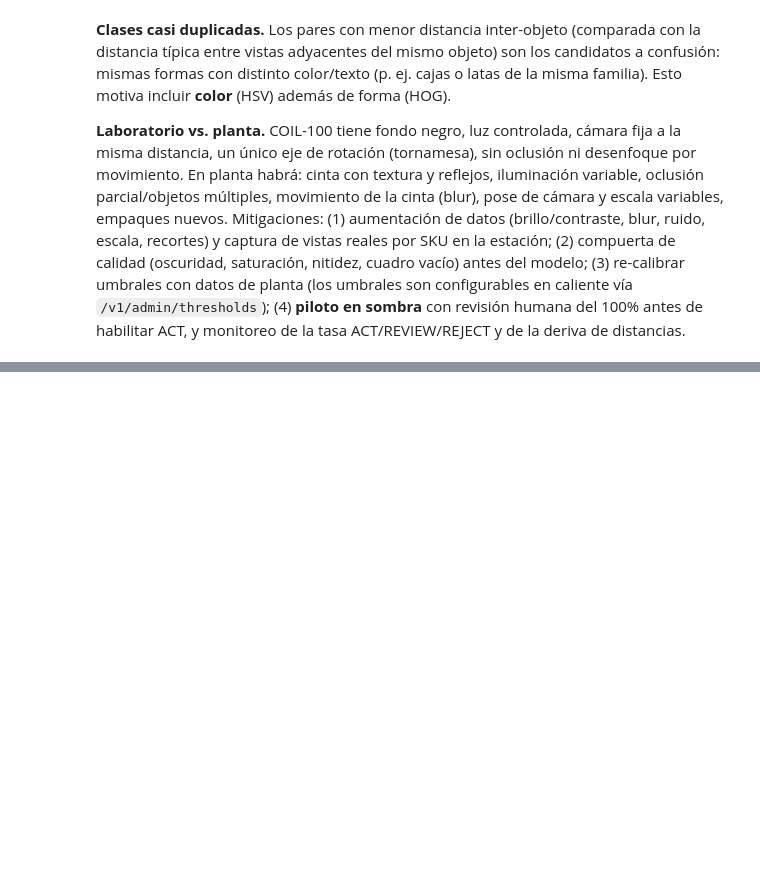
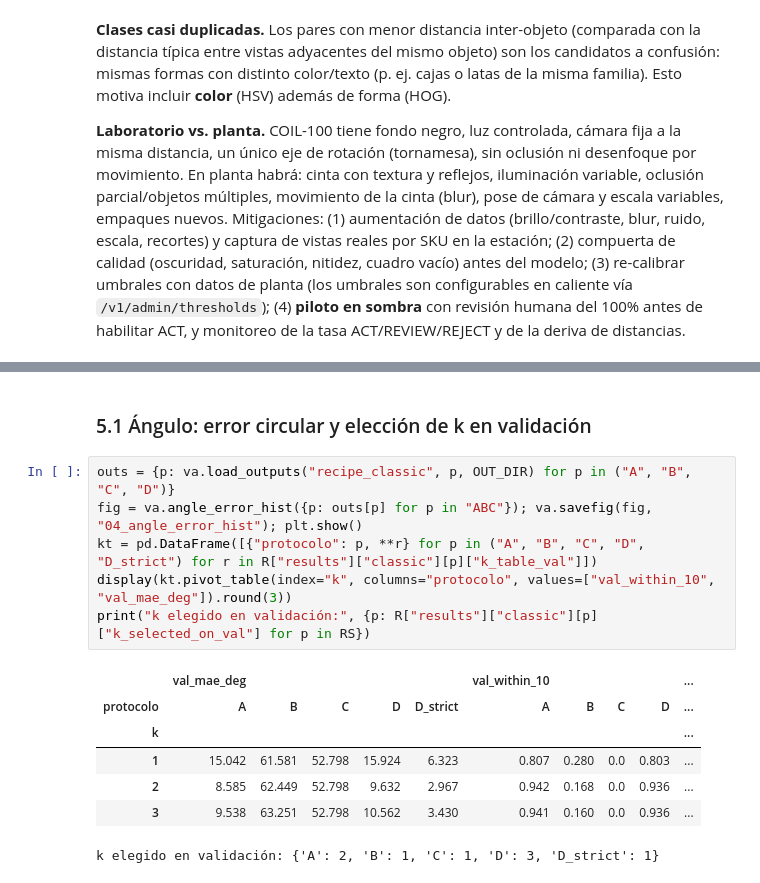
Before and after one commit to Looocust/planta-vision-ia, a Jupyter notebook: notebooks/01_experimentacion.ipynb, the cells around one changed output, grey strips where cells are left out. Saved outputs shown, nothing was run; the diff lists cells and outputs as text; blank space fills up the shorter version.

```diff
--- a/notebooks/01_experimentacion.ipynb
+++ b/notebooks/01_experimentacion.ipynb
@@ -562,0 +358,16 @@ Tiempo total del notebook: 6.2 min
+# %% [markdown]
+### 5.1 Ángulo: error circular y elección de k en validación
+# %%
+outs = {p: va.load_outputs("recipe_classic", p, OUT_DIR) for p in ("A", "B", "C", "D")}
+fig = va.angle_error_hist({p: outs[p] for p in "ABC"}); va.savefig(fig, "04_angle_error_hist"); plt.show()
+kt = pd.DataFrame([{"protocolo": p, **r} for p in ("A", "B", "C", "D", "D_strict") for r in R["results"]["classic"][p]["k_table_val"]])
+display(kt.pivot_table(index="k", columns="protocolo", values=["val_within_10", "val_mae_deg"]).round(3))
+print("k elegido en validación:", {p: R["results"]["classic"][p]["k_selected_on_val"] for p in RS})
+# %% [output]
+|  | val_mae_deg |  |  |  |  | val_within_10 |  |  |  | ... |
+| protocolo | A | B | C | D | D_strict | A | B | C | D | ... |
+| k |  |  |  |  |  |  |  |  |  | ... |
+| 1 | 15.042 | 61.581 | 52.798 | 15.924 | 6.323 | 0.807 | 0.280 | 0.0 | 0.803 | ... |
+| 2 | 8.585 | 62.449 | 52.798 | 9.632 | 2.967 | 0.942 | 0.168 | 0.0 | 0.936 | ... |
+| 3 | 9.538 | 63.251 | 52.798 | 10.562 | 3.430 | 0.941 | 0.160 | 0.0 | 0.936 | ... |
+k elegido en validación: {'A': 2, 'B': 1, 'C': 1, 'D': 3, 'D_strict': 1}
```
Also changed, not shown: parts of 56 cells of this notebook, 44 other files.
